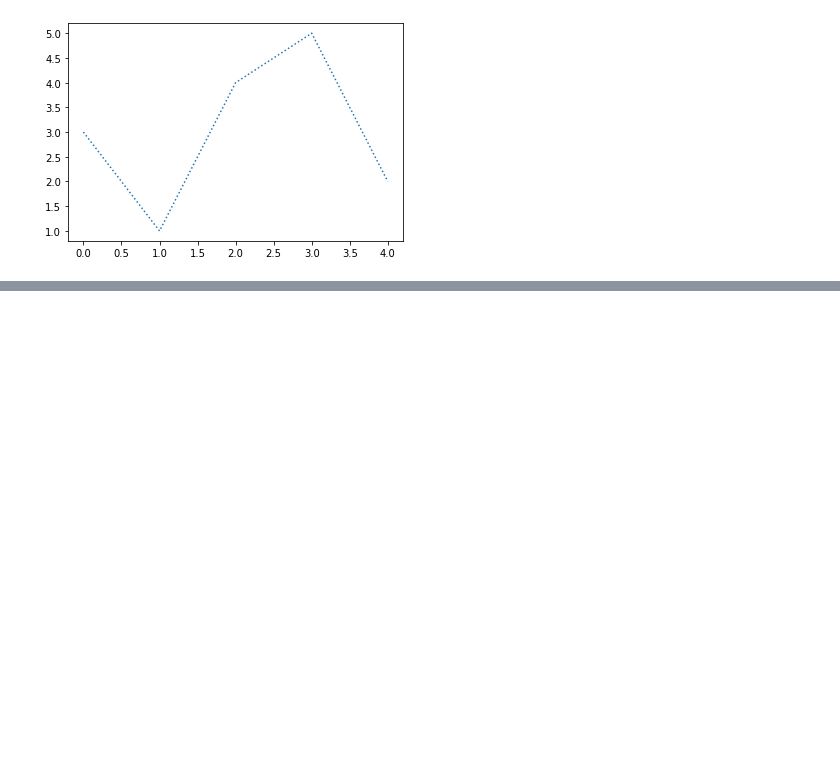
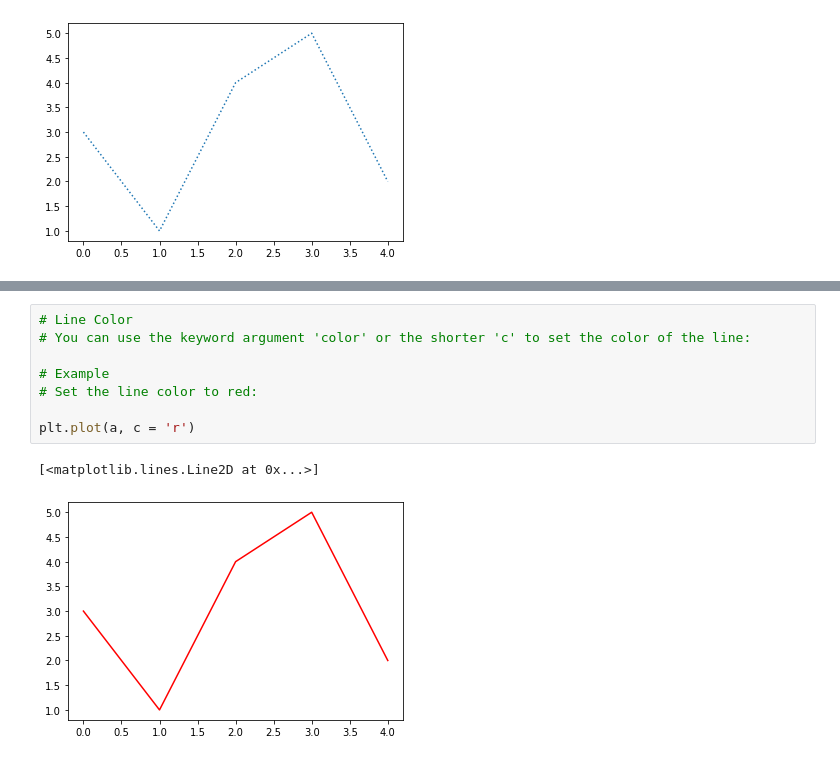
Before and after one commit to chimaihueze/Basics-of-Matplotlib, a Jupyter notebook: matplotlib_line.ipynb, the cells around one changed output, grey strips where cells are left out. Cells and saved outputs as stored; diff of their text form; blank space fills up the shorter version.

```diff
--- a/matplotlib_line.ipynb
+++ b/matplotlib_line.ipynb
@@ -41,0 +52,11 @@ plt.plot(a, ls = ':')
+# %%
+# Line Color
+# You can use the keyword argument 'color' or the shorter 'c' to set the color of the line:
+
+# Example
+# Set the line color to red:
+
+plt.plot(a, c = 'r')
+# %% [output]
+[<matplotlib.lines.Line2D at 0x...>]
+[figure, added]
```
Also changed, not shown: parts of 4 cells of this notebook.
